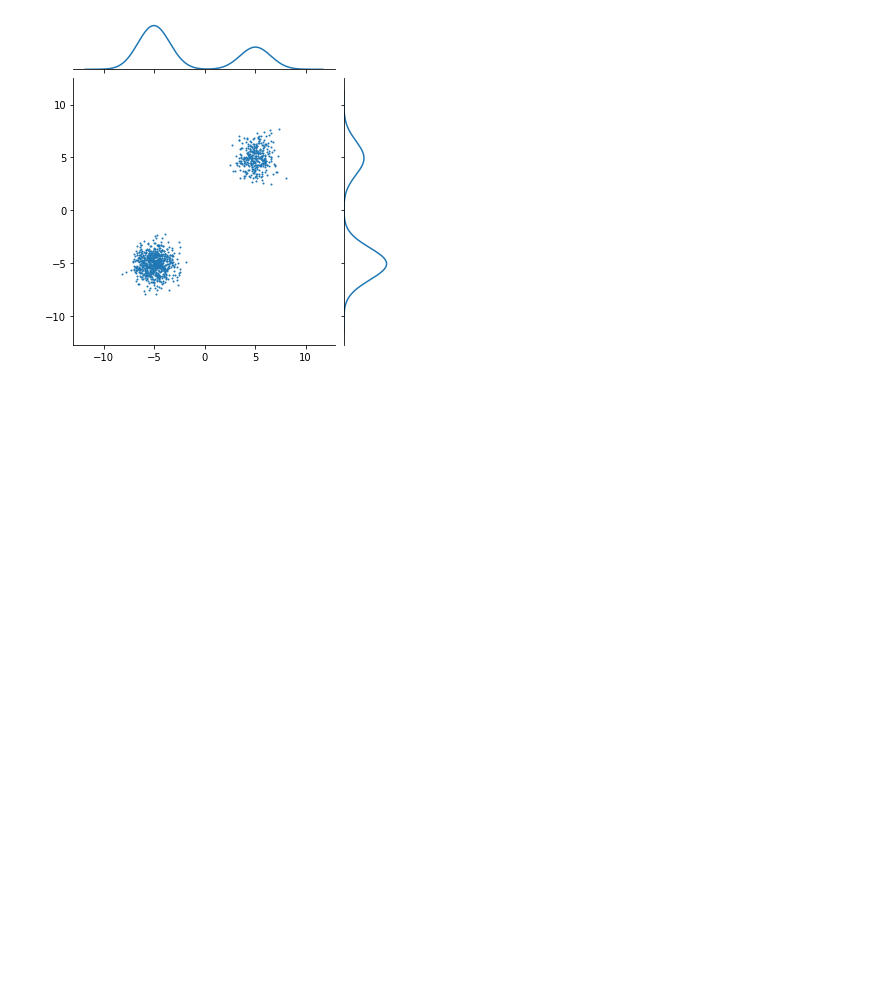
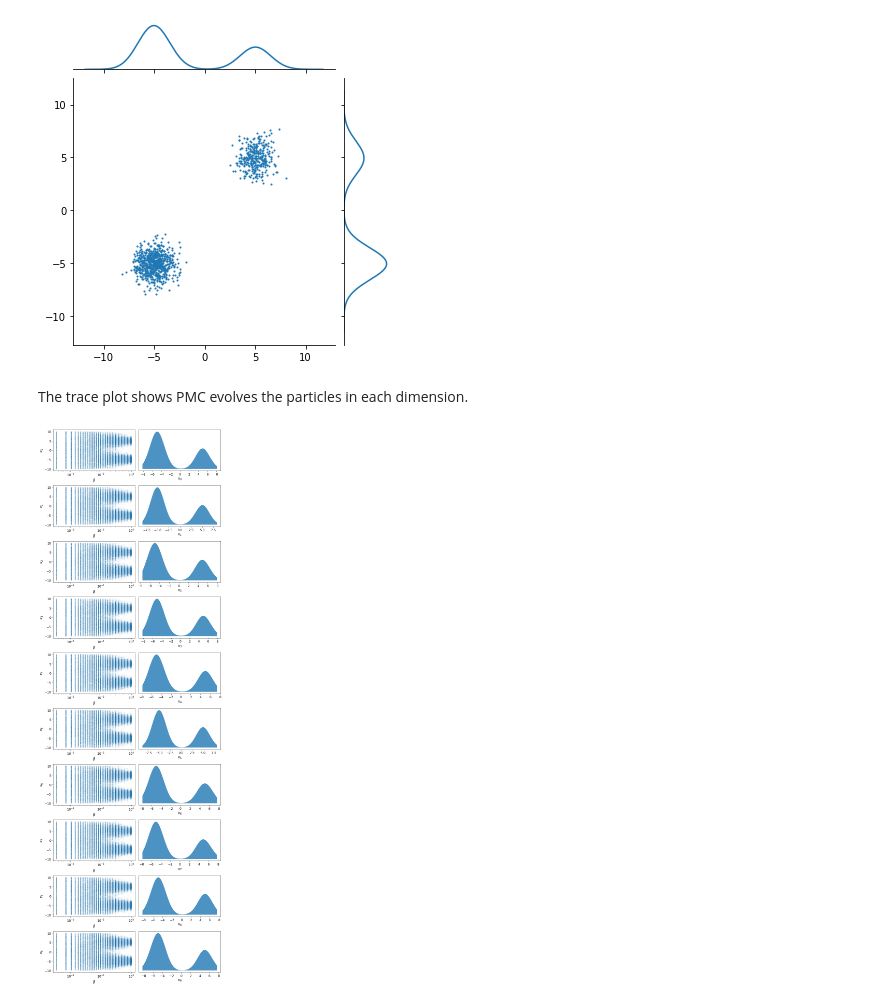
Before and after one commit to minaskar/pocomc, a Jupyter notebook: examples/Double Gaussian.ipynb, the cells around one changed output. Drawn from its saved outputs; the diff is of its cells as text; code cells hidden in the pictures; blank space fills up the shorter version.

Commit message:
Add funnel example, add trace and run plots to examples

```diff
--- a/examples/Double Gaussian.ipynb
+++ b/examples/Double Gaussian.ipynb
@@ -92,3 +92,10 @@ sns.kdeplot(y=x[:, 1], ax=g.ax_marg_y)
 plt.show()
 # %% [output]
 [figure]
+# %% [markdown]
+The trace plot shows PMC evolves the particles in each dimension.
+# %%
+pc.plotting.trace(pmc.results)
+plt.show()
+# %% [output]
+[figure, added]
```
Also changed, not shown: parts of 2 cells of this notebook, 3 other files.
